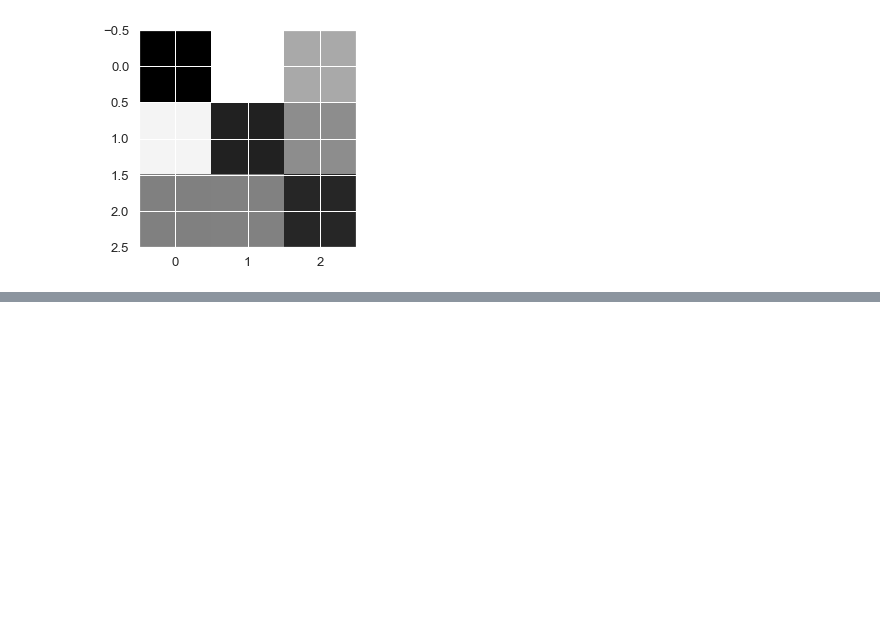
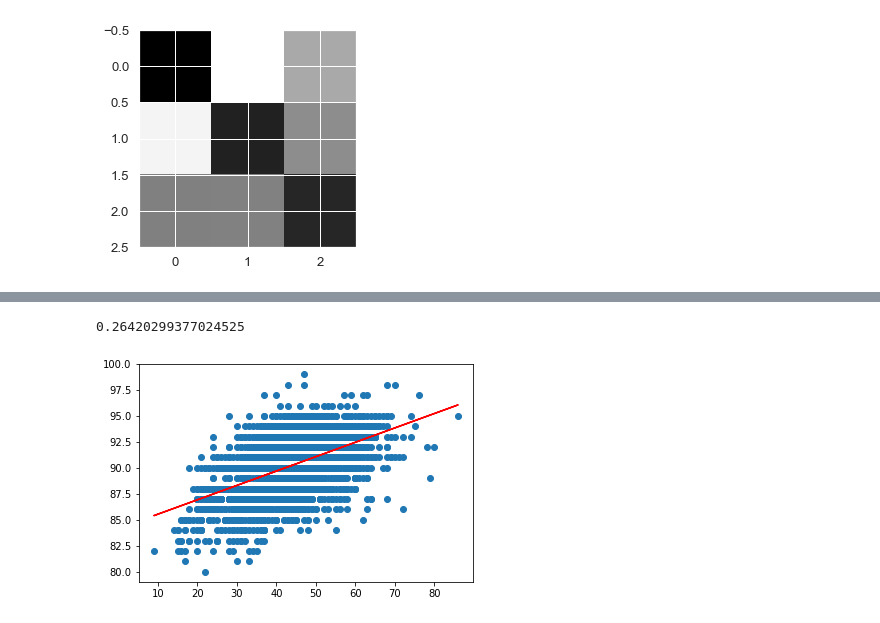
Before and after one commit to jems2019/CMPE257, a Jupyter notebook: Random_forest/Random_forest.ipynb, the cells around one changed output, grey strips where cells are left out. Cells and saved outputs as stored; diff of their text form; code cells hidden in the pictures; blank space fills up the shorter version.

```diff
--- a/Random_forest/Random_forest.ipynb
+++ b/Random_forest/Random_forest.ipynb
@@ -270,3 +273,6 @@ plt.imshow(conf_mat, cmap='binary')
 [figure]
 # %%
 data.to_csv('../data/final_wine_and_fire_twitter_id.csv')
+# %%
+data = pd.read_csv('../data/wine_fire_soup.csv')
+data.head()
@@ -272,0 +287,2 @@ data.to_csv('../data/final_wine_and_fire_twitter_id.csv')
+# %%
+data['r_c'] = data['description'].count(' ')
@@ -272,0 +291,7 @@ data.to_csv('../data/final_wine_and_fire_twitter_id.csv')
+# %%
+data['review_words'] = 0
+
+for index, row in data.iterrows():
+    data.loc[index, 'review_words'] = row['description'].count(' ')
+
+data.head()
@@ -272,0 +306,15 @@ data.to_csv('../data/final_wine_and_fire_twitter_id.csv')
+# %%
+x = data.loc[:, ['review_words']]
+y = data.loc[:, ['points']]
+
+reg = LinearRegression().fit(x, y)
+print(reg.score(x,y))
+
+predict = reg.predict(x)
+
+plt.scatter(x, y)
+plt.plot(x,predict,color = 'red')
+plt.show()
+# %% [output]
+0.26420299377024525
+[figure, added]
```
Also changed, not shown: parts of 4 cells of this notebook, 6 other files.
